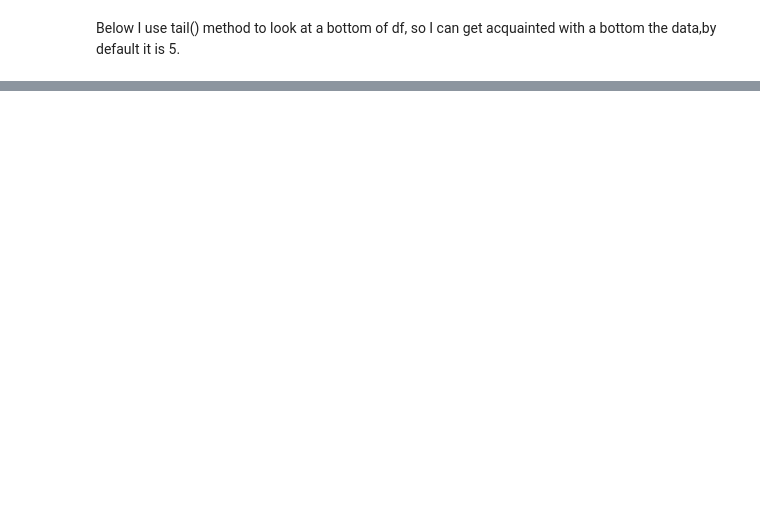
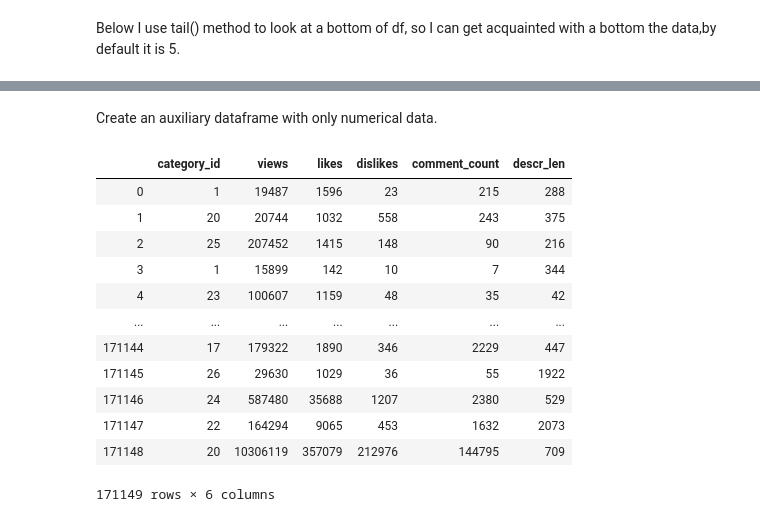
Before and after one commit to Gozefena/My_youtube_Capstone1, a Jupyter notebook: My_youtube_Capstone1.ipynb, the cells around one changed output, grey strips where cells are left out. Drawn from its saved outputs; the diff is of its cells as text; code cells hidden in the pictures; blank space fills up the shorter version.

```diff
--- a/My_youtube_Capstone1.ipynb
+++ b/My_youtube_Capstone1.ipynb
@@ -121,0 +156,19 @@ df.tail()
+# %% [markdown]
+Create an auxiliary dataframe with only numerical data.
+# %%
+df_num = df.select_dtypes(np.number)
+df_num
+# %% [output]
+|  | category_id | views | likes | dislikes | comment_count | descr_len |
+| 0 | 1 | 19487 | 1596 | 23 | 215 | 288 |
+| 1 | 20 | 20744 | 1032 | 558 | 243 | 375 |
+| 2 | 25 | 207452 | 1415 | 148 | 90 | 216 |
+| 3 | 1 | 15899 | 142 | 10 | 7 | 344 |
+| 4 | 23 | 100607 | 1159 | 48 | 35 | 42 |
+| ... | ... | ... | ... | ... | ... | ... |
+| 171144 | 17 | 179322 | 1890 | 346 | 2229 | 447 |
+| 171145 | 26 | 29630 | 1029 | 36 | 55 | 1922 |
+| 171146 | 24 | 587480 | 35688 | 1207 | 2380 | 529 |
+| 171147 | 22 | 164294 | 9065 | 453 | 1632 | 2073 |
+| 171148 | 20 | 10306119 | 357079 | 212976 | 144795 | 709 |
+171149 rows × 6 columns
```
Also changed, not shown: parts of 12 cells of this notebook.
